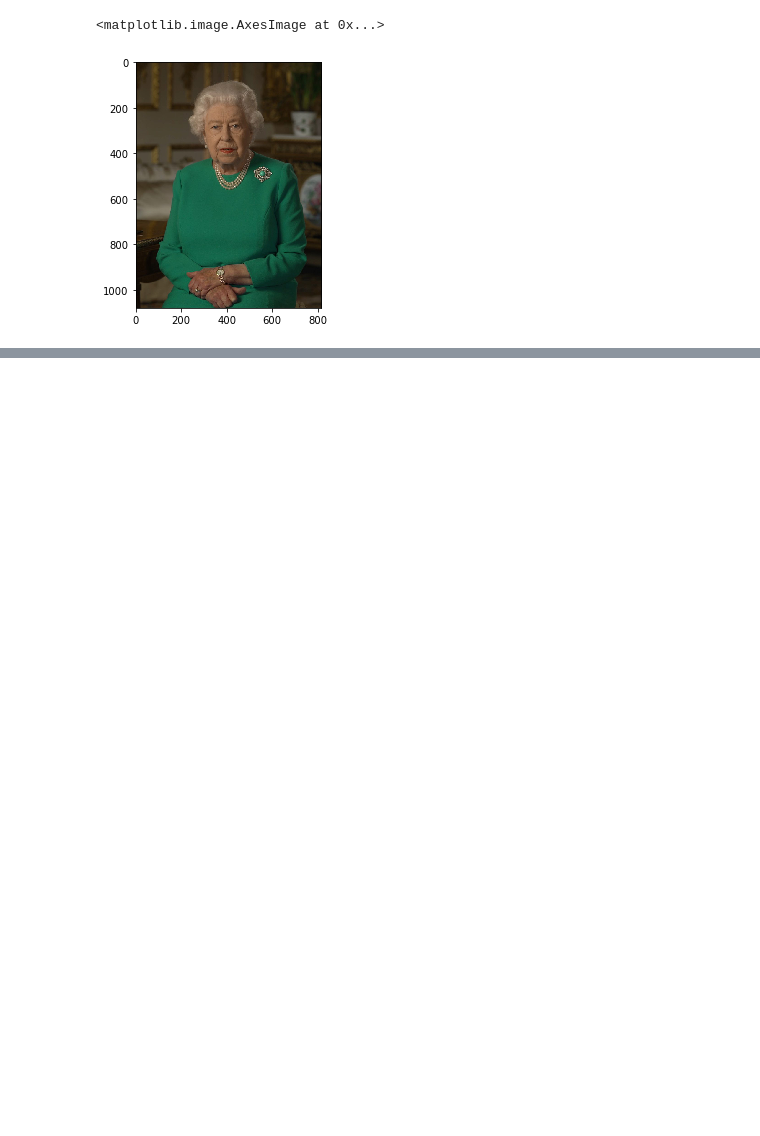
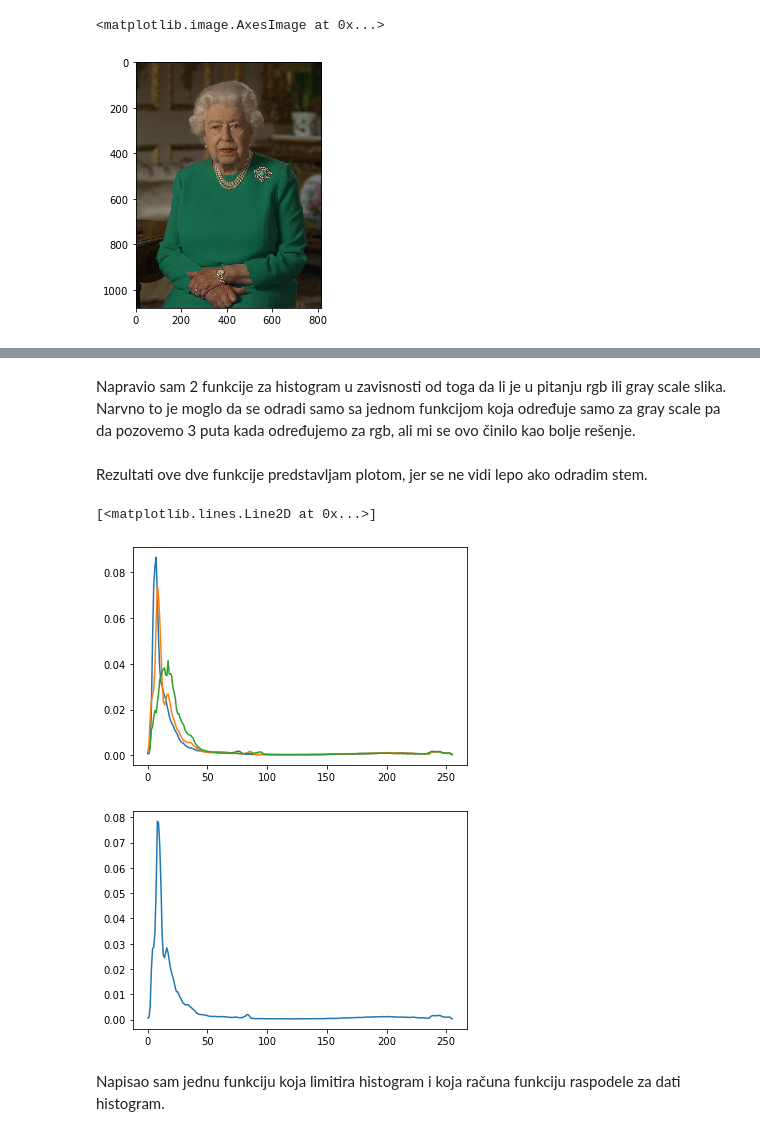
Before and after one commit to mmacura9/DOS_domaci1, a Jupyter notebook: domaci1_1.ipynb, the cells around one changed output, grey strips where cells are left out. Cells and saved outputs as stored; diff of their text form; code cells hidden in the pictures; blank space fills up the shorter version.

```diff
--- a/domaci1_1.ipynb
+++ b/domaci1_1.ipynb
@@ -46,0 +113,2 @@ io.imshow(imgQueen)
+# %% [markdown]
+Napravio sam 2 funkcije za histogram u zavisnosti od toga da li je u pitanju rgb ili gray scale slika. Narvno to je moglo da se odradi samo sa jednom funkcijom koja određuje samo za gray scale pa da pozovemo 3 puta kada određujemo za rgb, ali mi se ovo činilo kao bolje rešenje.
@@ -46,0 +155,15 @@ io.imshow(imgQueen)
+# %% [markdown]
+Rezultati ove dve funkcije predstavljam plotom, jer se ne vidi lepo ako odradim stem.
+# %%
+hist=makeHist3D(imgIn)
+histGray = makeHist2D(imgInGray)
+plt.figure()
+plt.plot(hist)
+plt.figure()
+plt.plot(histGray)
+# %% [output]
+[<matplotlib.lines.Line2D at 0x...>]
+[figure, added]
+[figure, added]
+# %% [markdown]
+Napisao sam jednu funkciju koja limitira histogram i koja računa funkciju raspodele za dati histogram.
```
Also changed, not shown: parts of 17 cells of this notebook, 2 other files.
